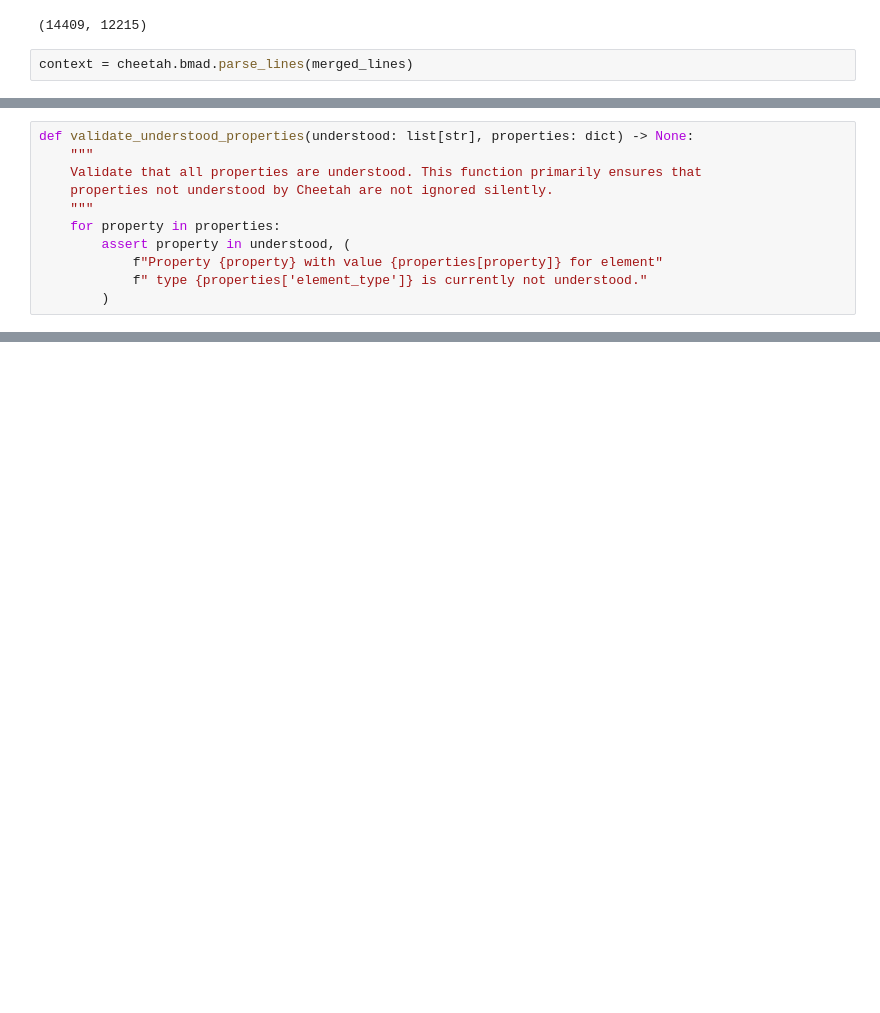
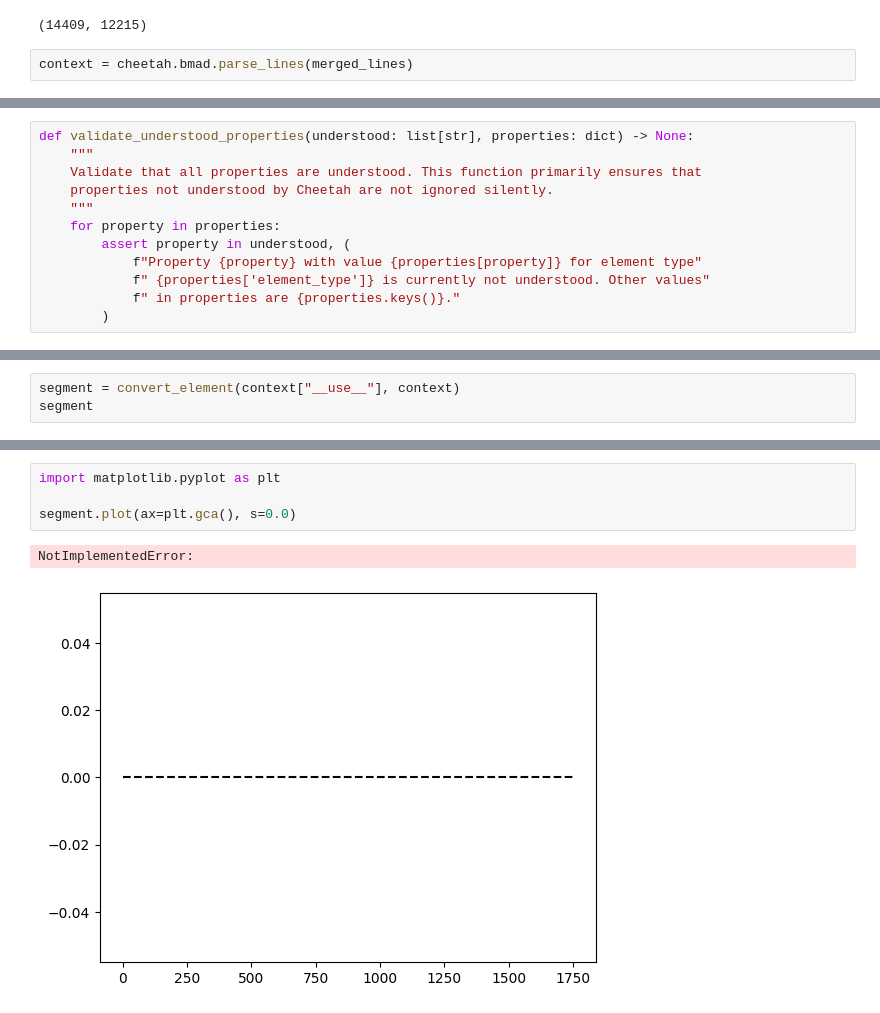
Before and after one commit to desy-ml/cheetah, a Jupyter notebook: test_bmad.ipynb, the cells around one changed output, grey strips where cells are left out. Saved outputs shown, nothing was run; the diff lists cells and outputs as text; blank space fills up the shorter version.

```diff
--- a/test_bmad.ipynb
+++ b/test_bmad.ipynb
@@ -123,7 +80,8 @@ def validate_understood_properties(understood: list[str], properties: dict) -> N
     """
     for property in properties:
         assert property in understood, (
-            f"Property {property} with value {properties[property]} for element"
-            f" type {properties['element_type']} is currently not understood."
+            f"Property {property} with value {properties[property]} for element type"
+            f" {properties['element_type']} is currently not understood. Other values"
+            f" in properties are {properties.keys()}."
         )
 # %%
@@ -164,0 +151,3 @@ def convert_element(name: str, properties: dict):
+# %%
+segment = convert_element(context["__use__"], context)
+segment
@@ -164,0 +173,7 @@ def convert_element(name: str, properties: dict):
+# %%
+import matplotlib.pyplot as plt
+
+segment.plot(ax=plt.gca(), s=0.0)
+# %% [output]
+NotImplementedError:
+[figure, added]
```
Also changed, not shown: parts of 10 cells of this notebook.
